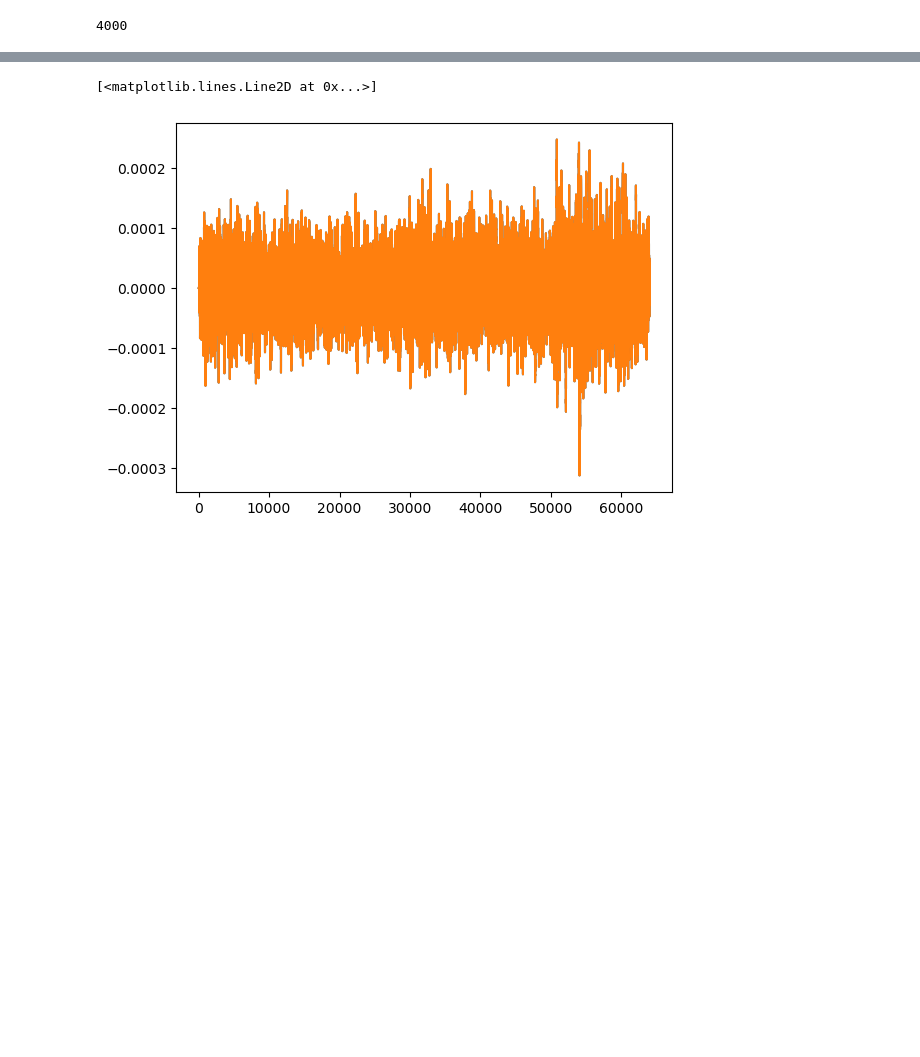
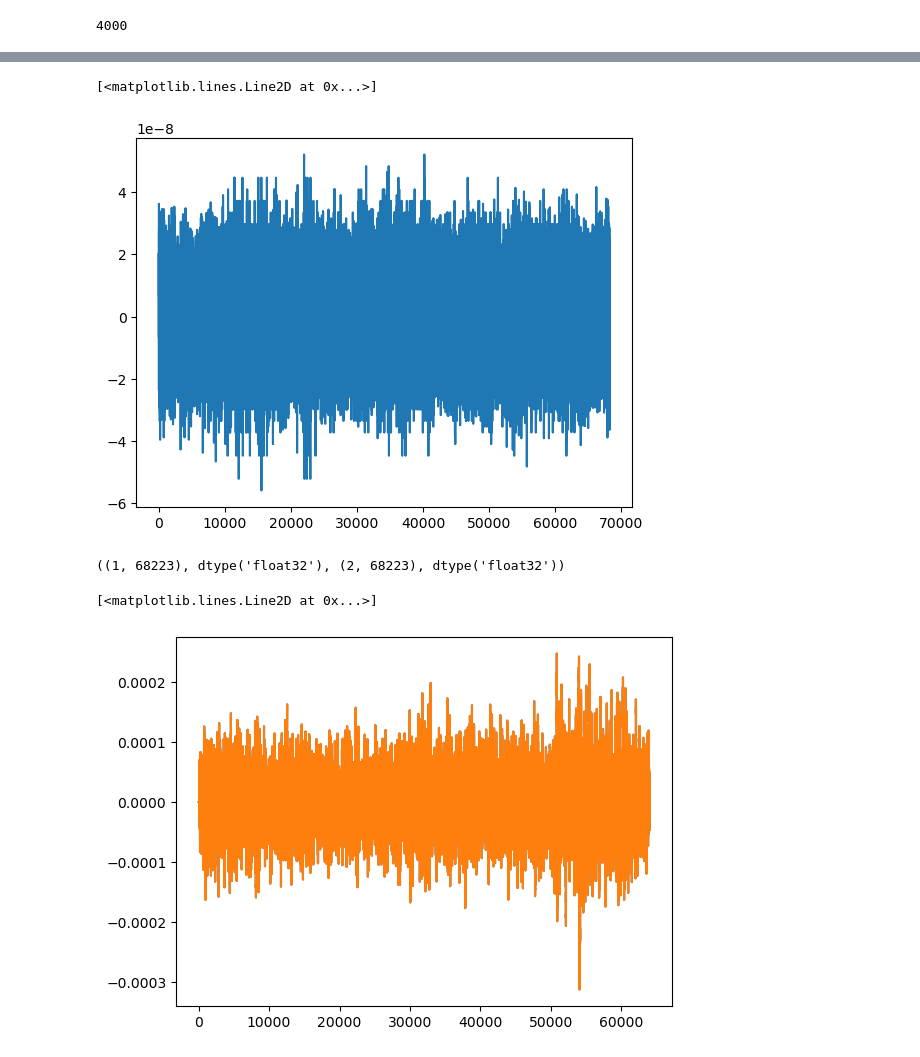
Before and after one commit to ssnani/Code, a Jupyter notebook: dbg.ipynb, the cells around one changed output, grey strips where cells are left out. Drawn from its saved outputs; the diff is of its cells as text; code cells hidden in the pictures; blank space fills up the shorter version.

```diff
--- a/dbg.ipynb
+++ b/dbg.ipynb
@@ -209,0 +194,3 @@ seg_sig = torch.permute(seg_sig,[0,2,1])
+# %%
+sph_rev = fftconvolve(speech_.numpy(), q1[[0],:], mode='valid')
+sph_rev_2 = fftconvolve(sig[[0],:].numpy(), q1[[0],:], mode='full')
@@ -210,3 +249,12 @@ seg_sig = torch.permute(seg_sig,[0,2,1])
+# %%
+plt.plot(sph_rev[0,:]-sph_rev_2[0,:])
+# %% [output]
+[<matplotlib.lines.Line2D at 0x...>]
+[figure, added]
+# %%
+sph_rev.shape, sph_rev.dtype, sph_rev_2.shape, sph_rev_2.dtype
+# %% [output]
+((1, 68223), dtype('float32'), (2, 68223), dtype('float32'))
 # %%
 import torchaudio
 mine_sig,fs = torchaudio.load('mine.wav')
```
Also changed, not shown: parts of 25 cells of this notebook, 14 other files.
